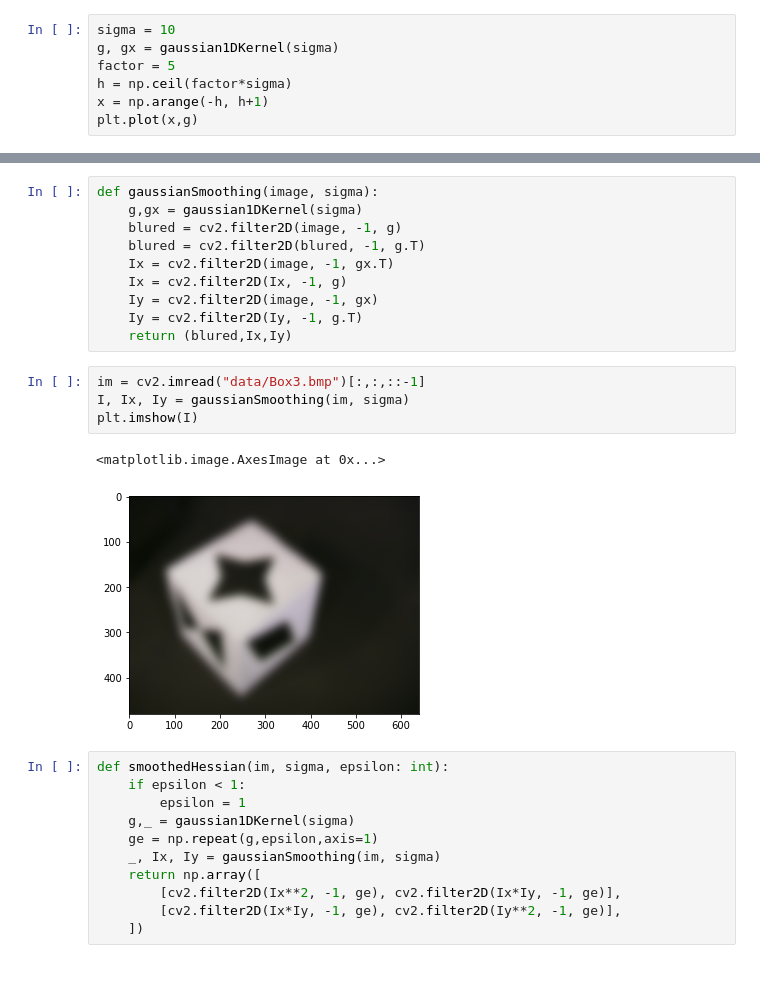
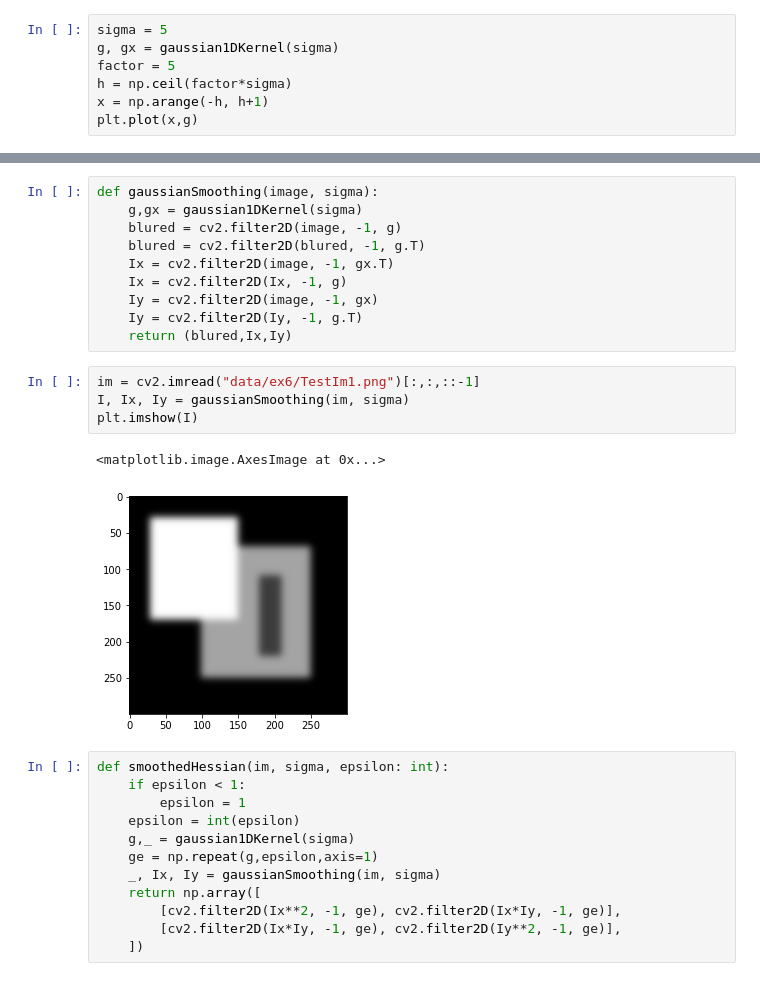
Before and after one commit to gitglob/02504-Computer-Vision, a Jupyter notebook: ex6.ipynb, the cells around one changed output, grey strips where cells are left out. Saved outputs shown, nothing was run; the diff lists cells and outputs as text.

```diff
--- a/ex6.ipynb
+++ b/ex6.ipynb
@@ -13,7 +13,7 @@ def gaussian1DKernel(sigma):
     gx = (-x/sigma**2) * g
     return (g,gx)
 # %%
-sigma = 10
+sigma = 5
 g, gx = gaussian1DKernel(sigma)
 factor = 5
 h = np.ceil(factor*sigma)
@@ -33,16 +33,17 @@ def gaussianSmoothing(image, sigma):
     Iy = cv2.filter2D(Iy, -1, g.T)
     return (blured,Ix,Iy)
 # %%
-im = cv2.imread("data/Box3.bmp")[:,:,::-1]
+im = cv2.imread("data/ex6/TestIm1.png")[:,:,::-1]
 I, Ix, Iy = gaussianSmoothing(im, sigma)
 plt.imshow(I)
 # %% [output]
 <matplotlib.image.AxesImage at 0x...>
-[figure, old version]
+[figure, new version]
 # %%
 def smoothedHessian(im, sigma, epsilon: int):
     if epsilon < 1:
         epsilon = 1
+    epsilon = int(epsilon)
     g,_ = gaussian1DKernel(sigma)
     ge = np.repeat(g,epsilon,axis=1)
     _, Ix, Iy = gaussianSmoothing(im, sigma)
```
Also changed, not shown: parts of 11 cells of this notebook, 16 other files.
